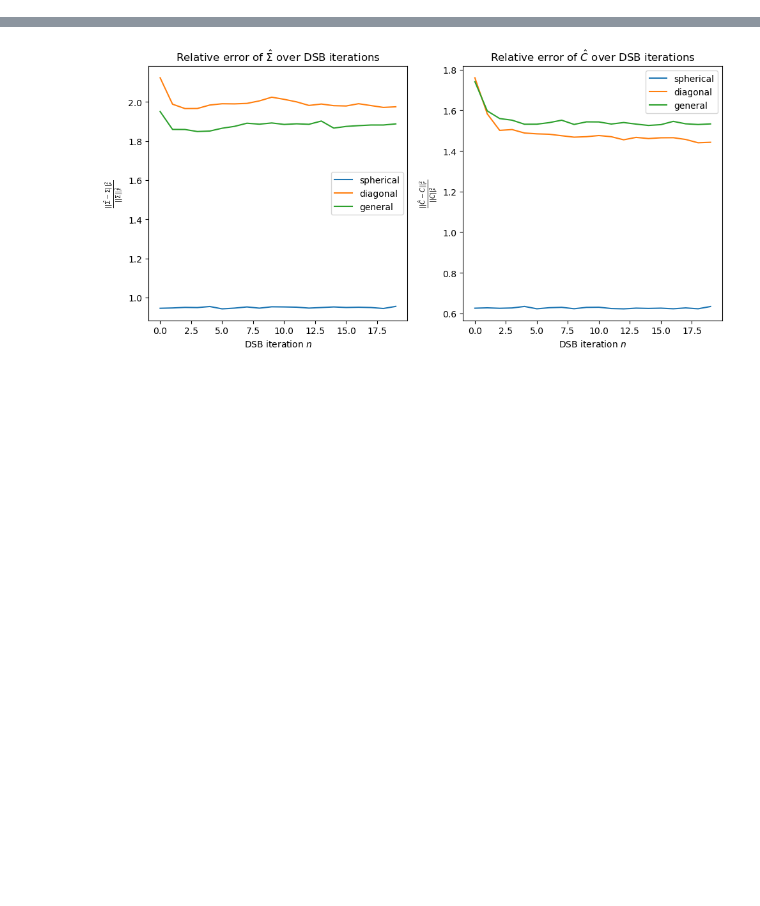
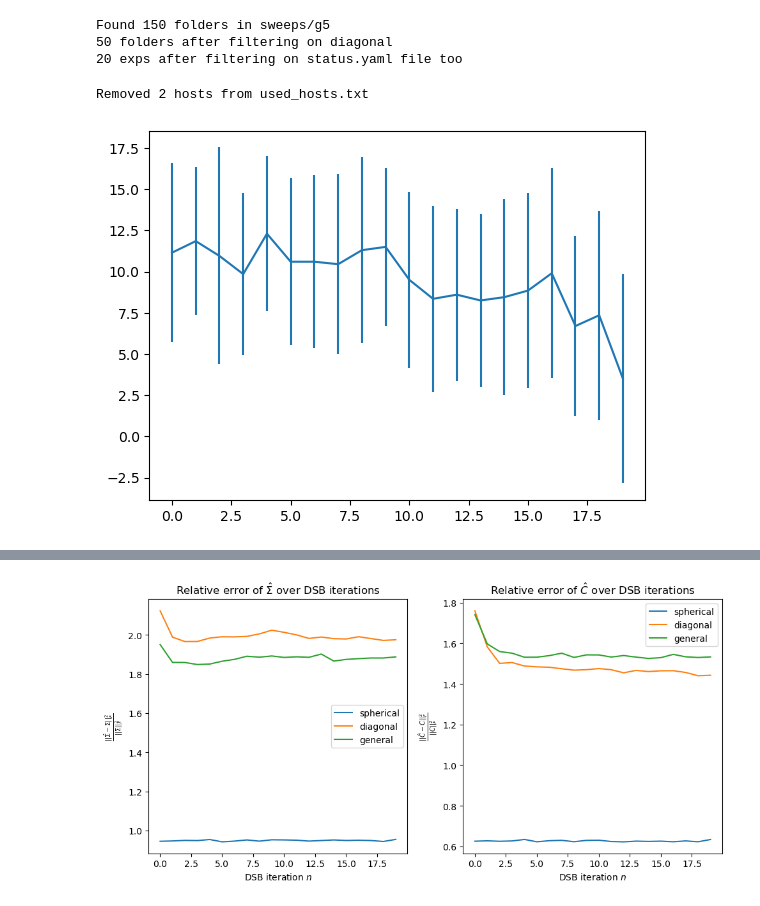
Before and after one commit to gaetanX21/dsb-gaussian, a Jupyter notebook: tests.ipynb, the cells around one changed output, grey strips where cells are left out. Cells and saved outputs as stored; diff of their text form; code cells hidden in the pictures; blank space fills up the shorter version.

```diff
--- a/tests.ipynb
+++ b/tests.ipynb
@@ -22,0 +36,23 @@ gpu_name
+# %%
+Sigma_error, Sigma_prime_error, C_error = utils.assess_performance_sweep("sweeps/g5", M=250_000, L=20, cov_type="diagonal", rel=True)
+# %% [output]
+Found 150 folders in sweeps/g5
+50 folders after filtering on diagonal
+20 exps after filtering on status.yaml file too
+# %%
+reload(distribute)
+
+distribute.free_hosts(["example", "ex1"])
+# %% [output]
+Removed 2 hosts from used_hosts.txt
+# %%
+# S = Sigma_error.T
+# S = S / S[0]
+S = torch.argsort(Sigma_error.T, dim=0).float()
+S = S[:,:20]
+mean, std = S.mean(dim=1), S.std(dim=1)
+x = range(len(mean))
+plt.errorbar(x, mean, std)
+plt.show()
+# %% [output]
+[figure, added]
```
Also changed, not shown: parts of 6 cells of this notebook, 3 other files.
